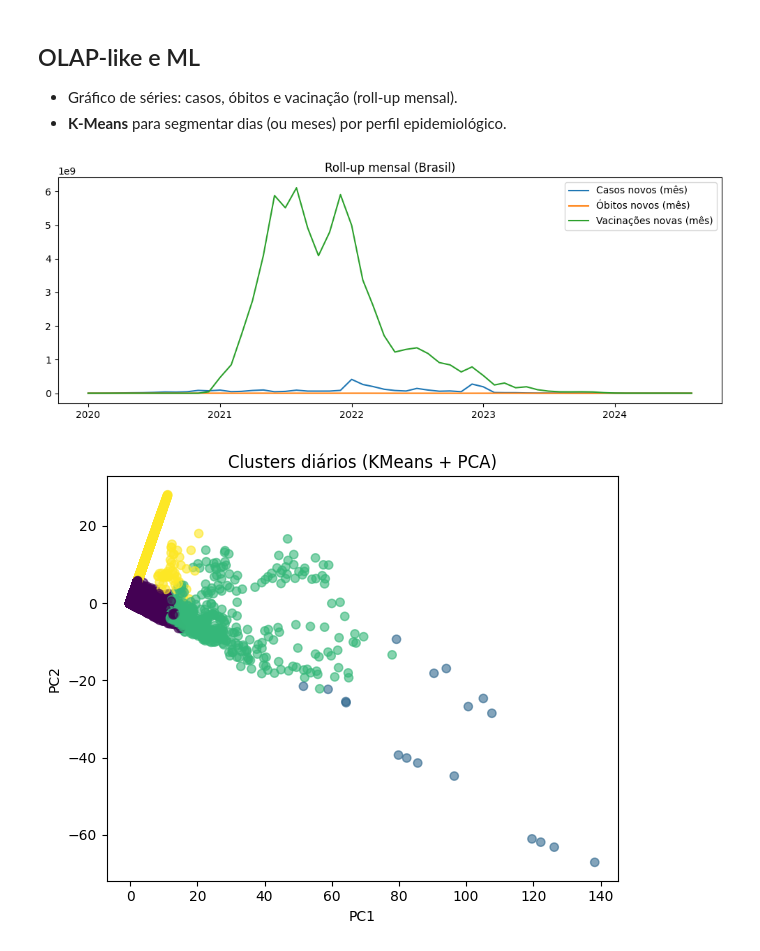
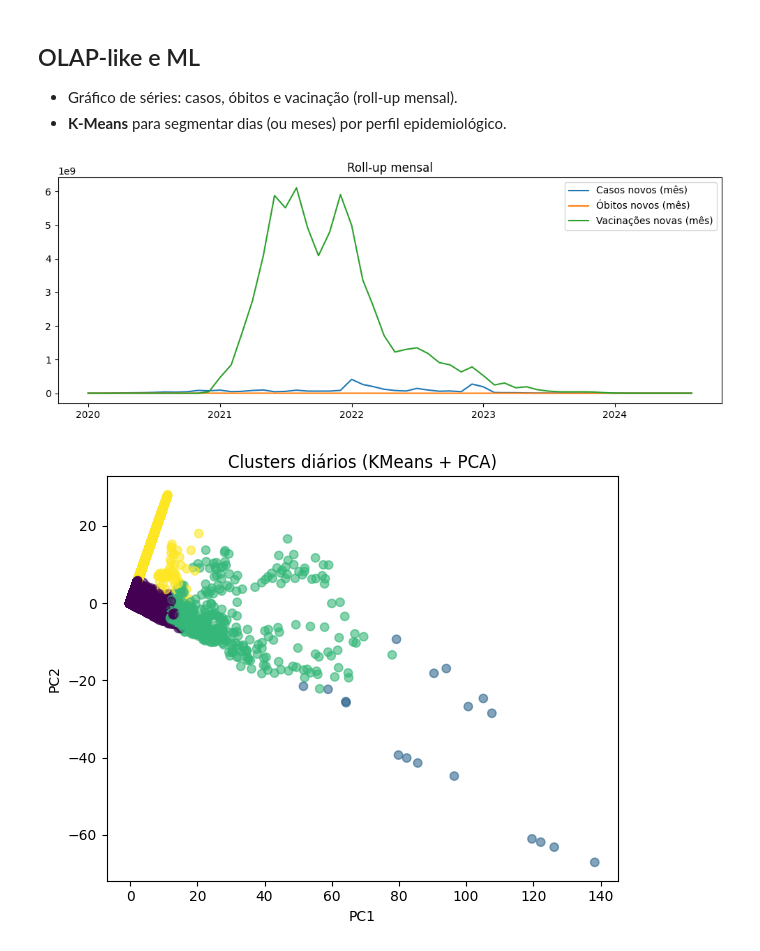
Before and after one commit to bmnogueira-ufms/SIAD-2025-02, a Jupyter notebook: notebooks/lab_dw_health_covid_br.ipynb, the cells around one changed output. Cells and saved outputs as stored; diff of their text form; code cells hidden in the pictures.

Commit message:
Corrigindo após execução na aula

```diff
--- a/notebooks/lab_dw_health_covid_br.ipynb
+++ b/notebooks/lab_dw_health_covid_br.ipynb
@@ -20,5 +25,4 @@
 # %%
-
 import pandas as pd
 import numpy as np
 import matplotlib.pyplot as plt
@@ -31,7 +35,8 @@ from sklearn.decomposition import PCA
 from sklearn.metrics import silhouette_score
 
 %matplotlib inline
-OUT_DIR = Path("dw_health_output")
+# OUT_DIR = Path("dw_health_output_aula")
+OUT_DIR = Path("/content/drive/MyDrive/UFMS/Aulas/2025-2/SIAD/repo/SIAD-2025-02/dw_health_output_aula")
 OUT_DIR.mkdir(exist_ok=True)
 # %% [markdown]
 
@@ -382,5 +397,3 @@ f
 | 429433 | 2024-08-03 | 0.0 | 0.0 | NaN | 255 | 1677 |
 | 429434 | 2024-08-04 | 0.0 | 0.0 | NaN | 255 | 1678 |
 429435 rows × 6 columns
-# %%
-f.sort_values(["date_sk", "location_sk"], inplace=False)
@@ -437,6 +452,9 @@ v
 # %%
 fact = f.merge(v, on=["date", "location_sk"], how="left")
 fact["new_vaccinations"] = fact["new_vaccinations"].fillna(0)
+fact["stringency_index"] = fact["stringency_index"].fillna(0)
+fact["people_fully_vaccinated"] = fact["people_fully_vaccinated"].fillna(0)
+
 fact
 # %% [output]
 |  | date | new_cases | new_deaths | stringency_index | location_sk | date_sk | new_vaccinations | ... |
@@ -545,16 +578,16 @@ fact_covid_daily
 # %%
 # Roll-up mensal
 tmp = fact_covid_daily.merge(dim_date[["date_sk","date","year","month"]], on="date_sk", how="left")
 m = tmp.groupby(["year","month"])[["new_cases","new_deaths","new_vaccinations"]].sum().reset_index()
 m["ym"] = pd.to_datetime(m["year"].astype(str) + "-" + m["month"].astype(str) + "-01")
 
 plt.figure(figsize=(10,4))
 plt.plot(m["ym"], m["new_cases"], label="Casos novos (mês)")
 plt.plot(m["ym"], m["new_deaths"], label="Óbitos novos (mês)")
 plt.plot(m["ym"], m["new_vaccinations"], label="Vacinações novas (mês)")
-plt.legend(); plt.title("Roll-up mensal (Brasil)"); plt.tight_layout(); plt.show()
+plt.legend(); plt.title("Roll-up mensal"); plt.tight_layout(); plt.show()
 # %% [output]
-[figure, old version]
+[figure, new version]
 # %%
 # Clustering por dia com features padronizadas
 daily = fact_covid_daily.copy()
```
Also changed, not shown: parts of 23 cells of this notebook.
